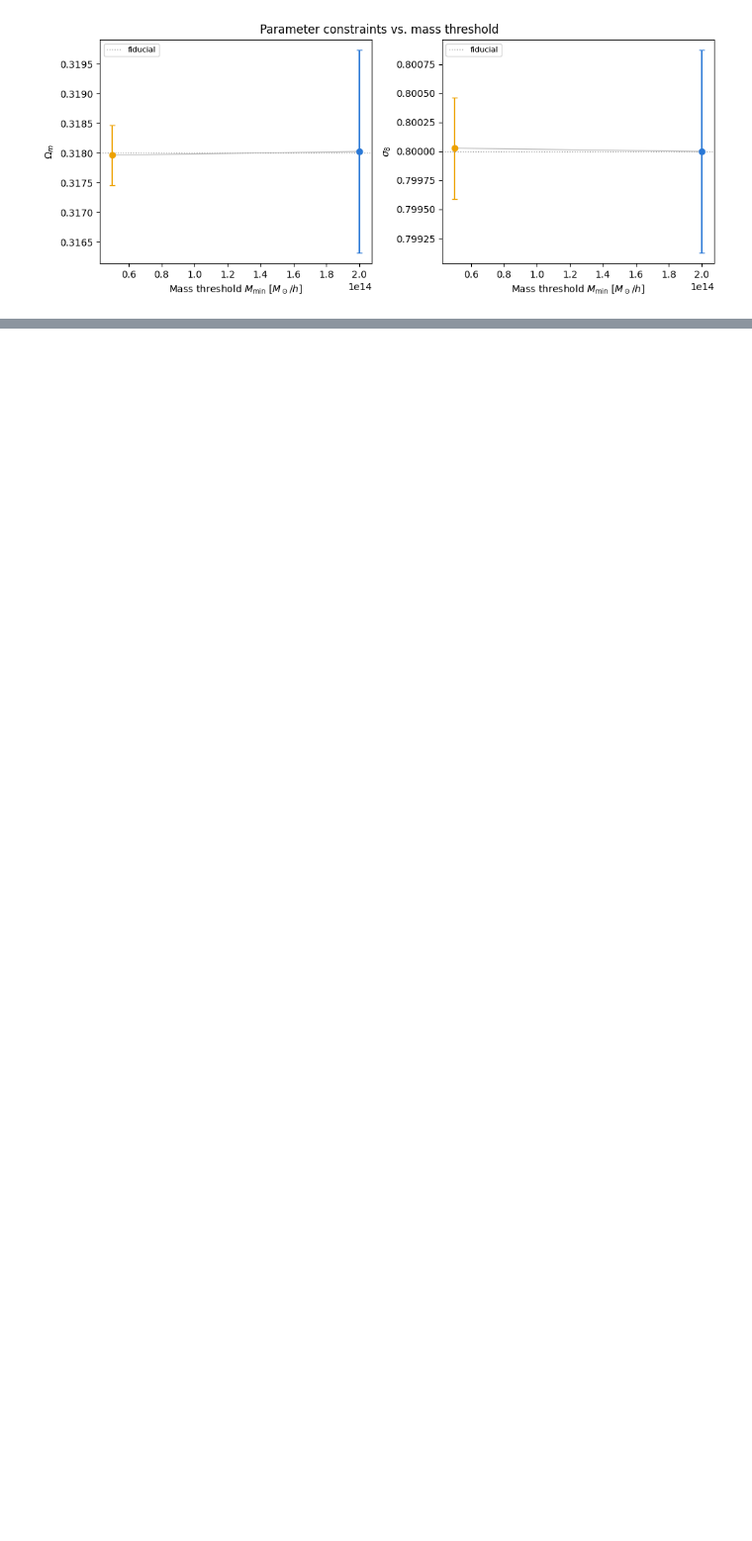
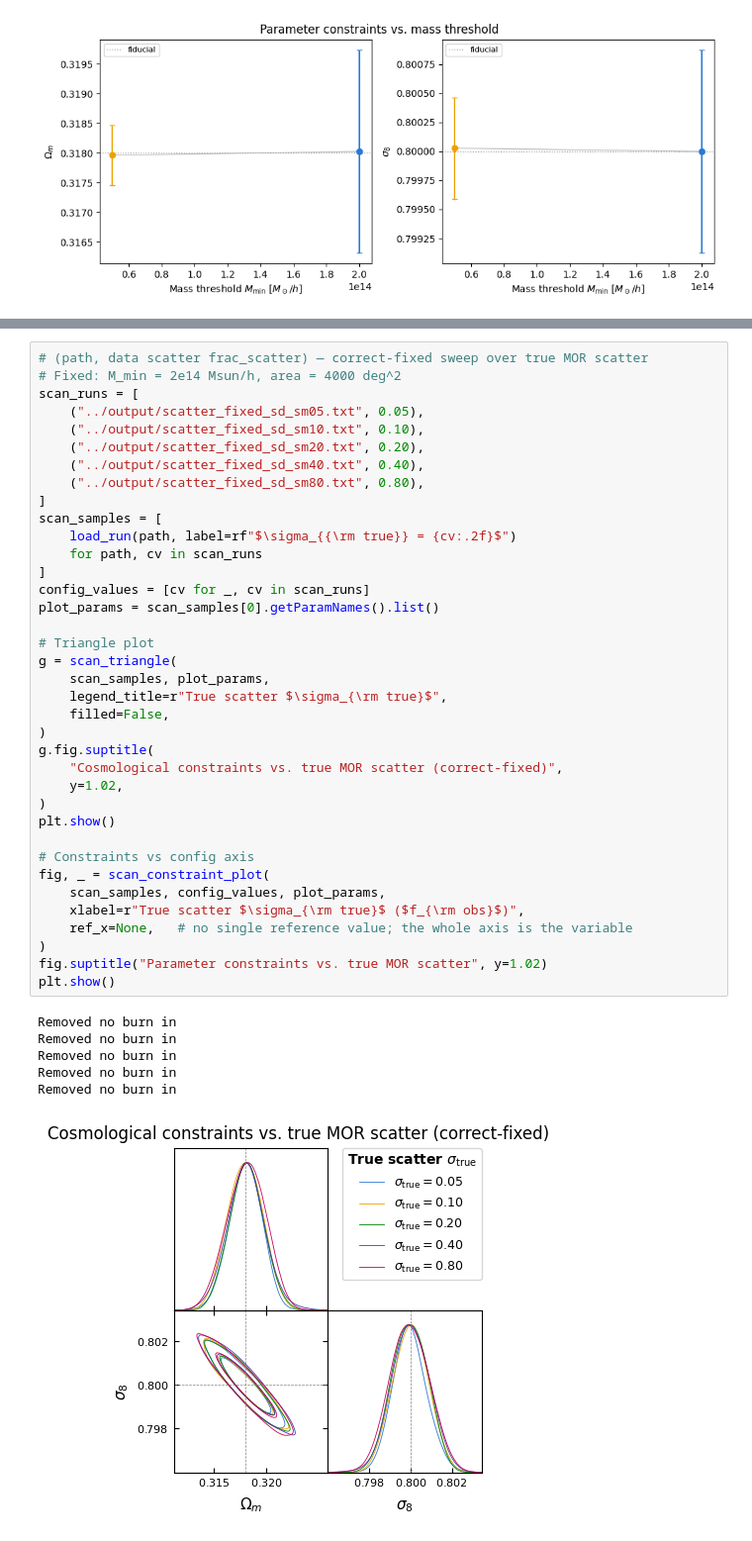
Before and after one commit to xtang126/hmf-mor-forecast, a Jupyter notebook: notebooks/v1_chains_contours.ipynb, the cells around one changed output, grey strips where cells are left out. Shown at 99% size. Saved outputs shown, nothing was run; the diff lists cells and outputs as text; blank space fills up the shorter version.

```diff
--- a/notebooks/v1_chains_contours.ipynb
+++ b/notebooks/v1_chains_contours.ipynb
@@ -414,0 +460,44 @@ Removed no burn in
+# %%
+# (path, data scatter frac_scatter) — correct-fixed sweep over true MOR scatter
+# Fixed: M_min = 2e14 Msun/h, area = 4000 deg^2
+scan_runs = [
+    ("../output/scatter_fixed_sd_sm05.txt", 0.05),
+    ("../output/scatter_fixed_sd_sm10.txt", 0.10),
+    ("../output/scatter_fixed_sd_sm20.txt", 0.20),
+    ("../output/scatter_fixed_sd_sm40.txt", 0.40),
+    ("../output/scatter_fixed_sd_sm80.txt", 0.80),
+]
+scan_samples = [
+    load_run(path, label=rf"$\sigma_{{\rm true}} = {cv:.2f}$")
+    for path, cv in scan_runs
+]
+config_values = [cv for _, cv in scan_runs]
+plot_params = scan_samples[0].getParamNames().list()
+
+# Triangle plot
+g = scan_triangle(
+    scan_samples, plot_params,
+    legend_title=r"True scatter $\sigma_{\rm true}$",
+    filled=False,
+)
+g.fig.suptitle(
+    "Cosmological constraints vs. true MOR scatter (correct-fixed)",
+    y=1.02,
+)
+plt.show()
+
+# Constraints vs config axis
+fig, _ = scan_constraint_plot(
+    scan_samples, config_values, plot_params,
+    xlabel=r"True scatter $\sigma_{\rm true}$ ($f_{\rm obs}$)",
+    ref_x=None,   # no single reference value; the whole axis is the variable
+)
+fig.suptitle("Parameter constraints vs. true MOR scatter", y=1.02)
+plt.show()
+# %% [output]
+Removed no burn in
+Removed no burn in
+Removed no burn in
+Removed no burn in
+Removed no burn in
+[figure, added]
```
Also changed, not shown: parts of 5 cells of this notebook, 3 other files.
